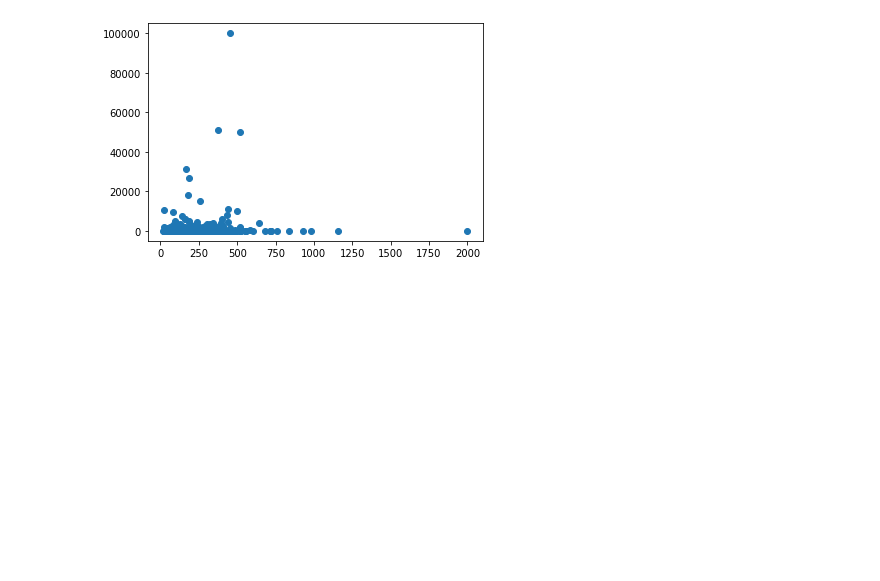
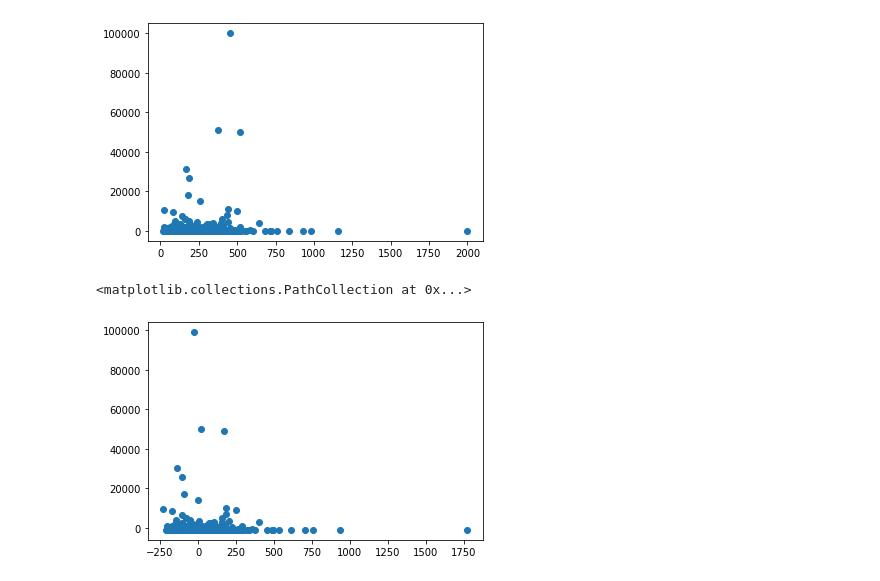
Before and after one commit to Karlmyh/NNDAD, a Jupyter notebook: Plot.ipynb, the cells around one changed output. Drawn from its saved outputs; the diff is of its cells as text; code cells hidden in the pictures; blank space fills up the shorter version.

```diff
--- a/Plot.ipynb
+++ b/Plot.ipynb
@@ -2107,8 +2107,16 @@ data=np.array(data)
 
 #data[:,-2]
 data=data[data[:,-2]!=0,:]
+# %%
+transformer = PCA(n_components=2)
+transformed_data = transformer.fit_transform(data)
 # %%
 plt.scatter(data[:,13],data[:,14])
 # %% [output]
 <matplotlib.collections.PathCollection at 0x...>
 [figure]
+# %%
+plt.scatter(transformed_data[:,1],transformed_data[:,0])
+# %% [output]
+<matplotlib.collections.PathCollection at 0x...>
+[figure, added]
```
Also changed, not shown: parts of 1 cell of this notebook, 2 other files.
